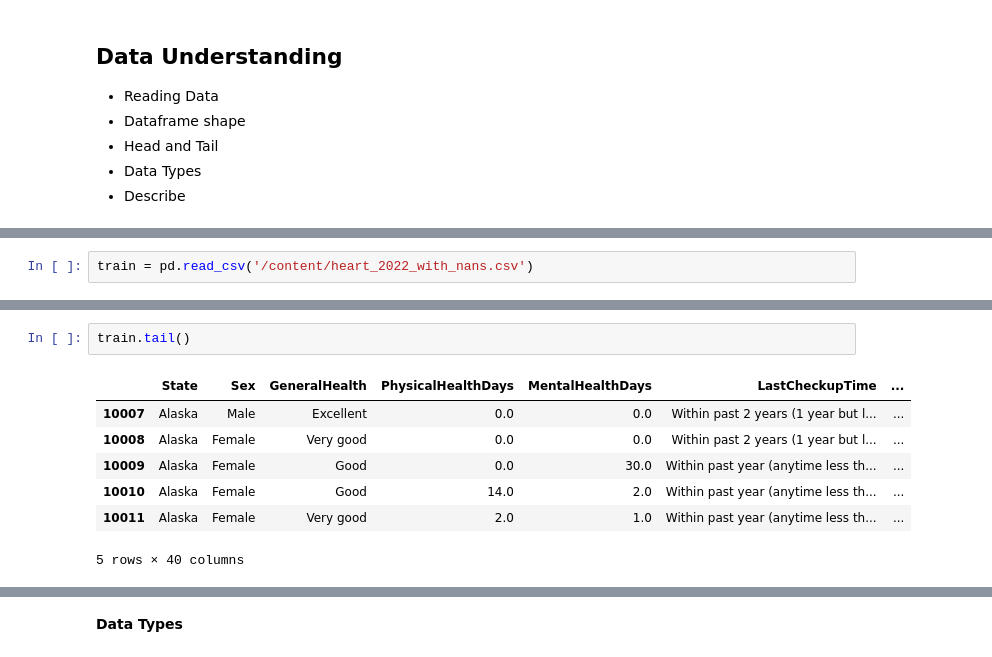
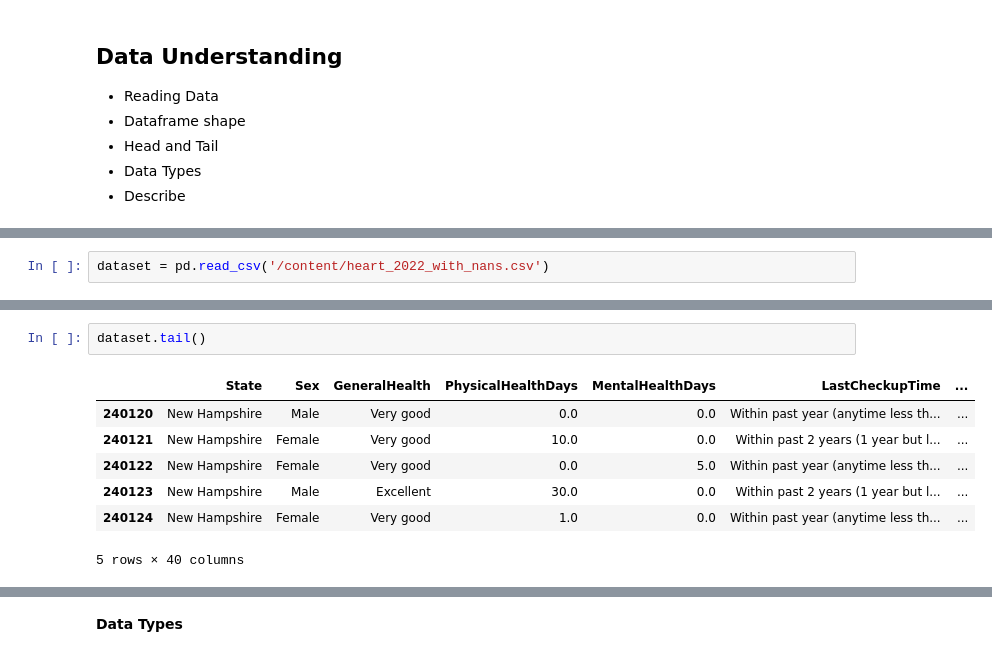
Before and after one commit to iammawaistariq/PAI-Lab, a Jupyter notebook: Lab_5_Exploratory_Data_Analysis.ipynb, the cells around one changed output, grey strips where cells are left out. Saved outputs shown, nothing was run; the diff lists cells and outputs as text.

```diff
--- a/Lab_5_Exploratory_Data_Analysis.ipynb
+++ b/Lab_5_Exploratory_Data_Analysis.ipynb
@@ -25,3 +25,3 @@ import matplotlib.pyplot as plt
 # %%
-train = pd.read_csv('/content/heart_2022_with_nans.csv')
+dataset = pd.read_csv('/content/heart_2022_with_nans.csv')
 # %% [markdown]
@@ -43,12 +59,12 @@ train.head()
 | 4 | Alabama | Female | Fair | 2.0 | 0.0 | Within past year (anytime less th... | ... |
 5 rows × 40 columns
 # %%
-train.tail()
+dataset.tail()
 # %% [output]
 |  | State | Sex | GeneralHealth | PhysicalHealthDays | MentalHealthDays | LastCheckupTime | ... |
-| 10007 | Alaska | Male | Excellent | 0.0 | 0.0 | Within past 2 years (1 year but l... | ... |
-| 10008 | Alaska | Female | Very good | 0.0 | 0.0 | Within past 2 years (1 year but l... | ... |
-| 10009 | Alaska | Female | Good | 0.0 | 30.0 | Within past year (anytime less th... | ... |
-| 10010 | Alaska | Female | Good | 14.0 | 2.0 | Within past year (anytime less th... | ... |
-| 10011 | Alaska | Female | Very good | 2.0 | 1.0 | Within past year (anytime less th... | ... |
+| 240120 | New Hampshire | Male | Very good | 0.0 | 0.0 | Within past year (anytime less th... | ... |
+| 240121 | New Hampshire | Female | Very good | 10.0 | 0.0 | Within past 2 years (1 year but l... | ... |
+| 240122 | New Hampshire | Female | Very good | 0.0 | 5.0 | Within past year (anytime less th... | ... |
+| 240123 | New Hampshire | Male | Excellent | 30.0 | 0.0 | Within past 2 years (1 year but l... | ... |
+| 240124 | New Hampshire | Female | Very good | 1.0 | 0.0 | Within past year (anytime less th... | ... |
 5 rows × 40 columns
```
Also changed, not shown: parts of 92 cells of this notebook.
